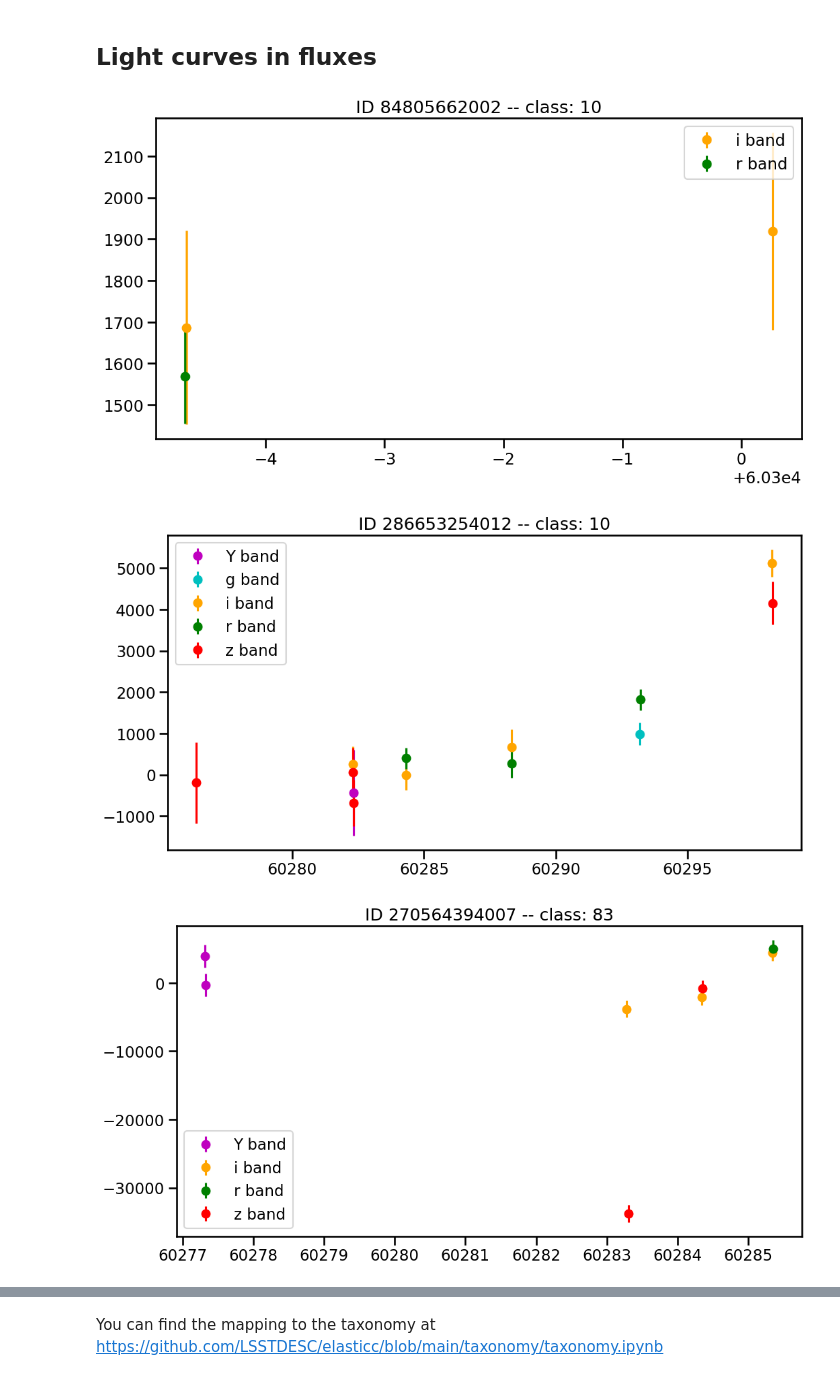
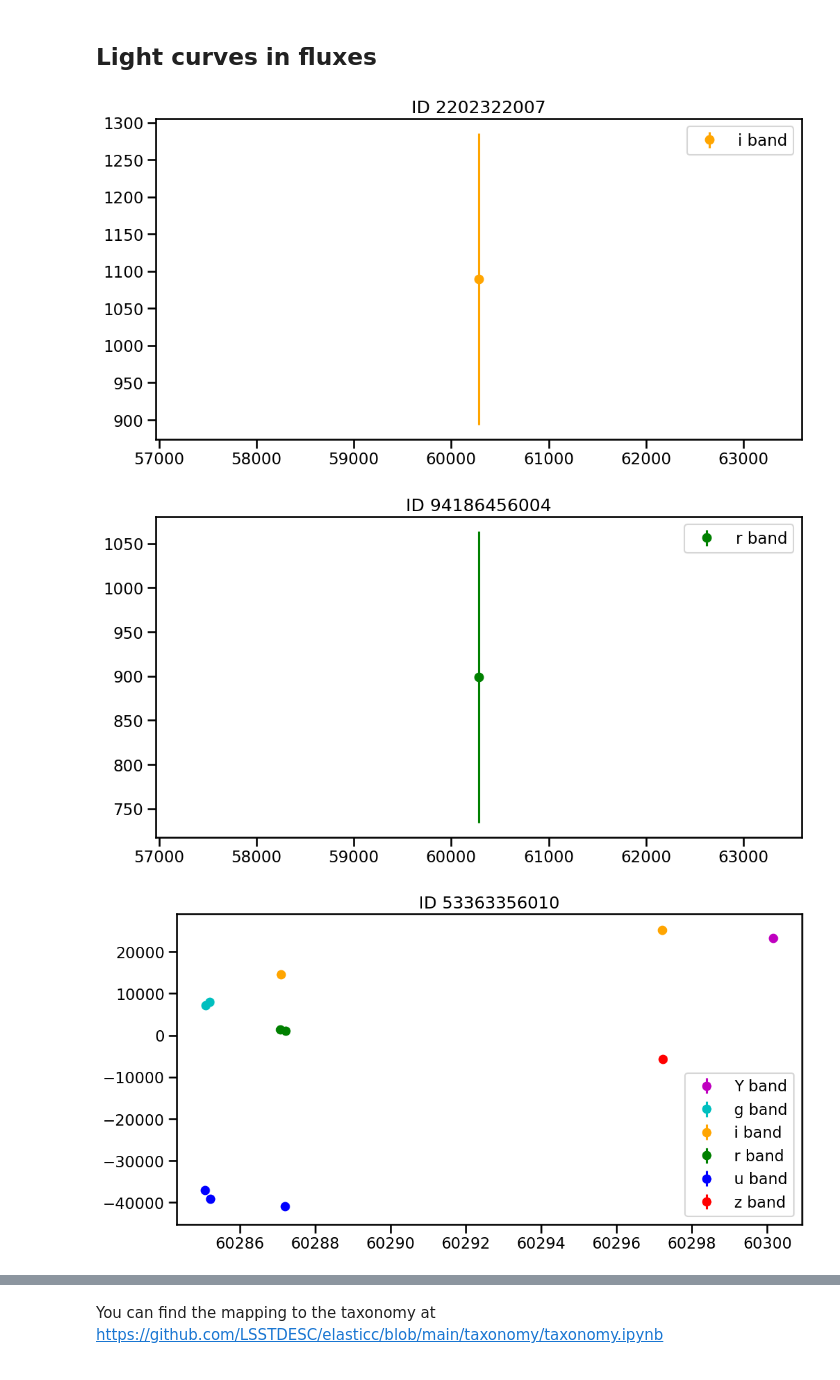
Before and after one commit to LSSTDESC/grb_orphan_afterglows, a Jupyter notebook: notebooks/elasticc_correlations.ipynb, the cells around one changed output, grey strips where cells are left out. Cells and saved outputs as stored; diff of their text form; code cells hidden in the pictures.

Commit message:
replace v1 data with v2 data

```diff
--- a/notebooks/elasticc_correlations.ipynb
+++ b/notebooks/elasticc_correlations.ipynb
@@ -44,3 +36,12 @@ pdf = pd.concat(frames)
+# %%
+# periodic
+for i in range(2,5):
+    list_df.append(pd.read_parquet(f'/home/masson/orphans/data/elasticc/ftransfer_elasticc_v2_2023-09-07_396476/classId=232{i}'))
+# %%
+# AGN
+list_df.append(pd.read_parquet(f'/home/masson/orphans/data/elasticc/ftransfer_elasticc_v2_2023-09-07_396476/classId=2332'))
+# %%
+pdf = pd.concat(list_df)
 # %%
 pdf.head(5)
 # %% [output]
@@ -158,11 +146,11 @@ pdf['time'] = pdf[['diaSource', 'prvDiaForcedSources']]\
 pdf['mags'] = pdf['cpsFlux'].apply(lambda x: flux_to_mag(x))
 pdf['mags_err_max'] = pdf[['cpsFlux', 'cpsFluxErr']].apply(lambda x: flux_to_mag(x.cpsFlux+x.cpsFluxErr), axis=1)
 pdf['mags_err'] = pdf['mags']-pdf['mags_err_max']
-pdf['mag_peak'] = pdf[['PEAKMAG_u', 'PEAKMAG_g', 'PEAKMAG_r', 'PEAKMAG_i', 'PEAKMAG_z', 'PEAKMAG_Y']].min(axis=1)
-#pdf['time_peak'] = pdf['PEAKMJD']
-pdf['first_detect'] = pdf['MJD_DETECT_FIRST']
+pdf['mag_peak'] = pdf['mags'].apply(lambda x: min(x))
+#pdf['mag_peak'] = pdf[['PEAKMAG_u', 'PEAKMAG_g', 'PEAKMAG_r', 'PEAKMAG_i', 'PEAKMAG_z', 'PEAKMAG_Y']].min(axis=1)
 
-cols = ['alertId', 'GENTYPE', 'time', 'cpsFlux', 'cpsFluxErr', 'filt', 'mags', 'mags_err', 'mag_peak', 'snn_snia_vs_nonia']
+
+cols = ['alertId', 'time', 'cpsFlux', 'cpsFluxErr', 'filt', 'mags', 'mags_err', 'mag_peak']
 sub = pdf[cols]
 
 # adding a column for the theoretical LSST limiting magnitude
@@ -198,32 +186,32 @@ See the caveats in the documentation: https://pandas.pydata.org/pandas-docs/stab
 # %%
 N = 10
 seed = np.random.seed(2)
 indices = np.random.randint(0, len(sub), N)
 
 filtercolors = {'u': 'b', 'g': 'c', 'r': 'g', 'i': 'orange', 'z': 'r', 'Y': 'm'}
 
 for index in indices:
     fig = plt.figure(figsize=(12, 6))
 
     data = sub.iloc[index]
     filters = np.unique(data['filt'])
 
     for filt in filters:
         cond = data['filt'] == filt
 
         plt.errorbar(
             data['time'][cond],
             data['cpsFlux'][cond],
             data['cpsFluxErr'][cond],
             ls='',
             c=filtercolors[filt],
             marker='o',
             label='{} band'.format(filt)
         )
-    plt.title('ID {} -- class: {}'.format(data['alertId'], data['GENTYPE']))
+    plt.title('ID {}'.format(data['alertId']))
     plt.legend()
     plt.show()
 # %% [output]
-[figure, old version]
+[figure, new version]
-[figure, old version]
+[figure, new version]
-[figure, old version]
+[figure, new version]
```
Also changed, not shown: parts of 35 cells of this notebook.
